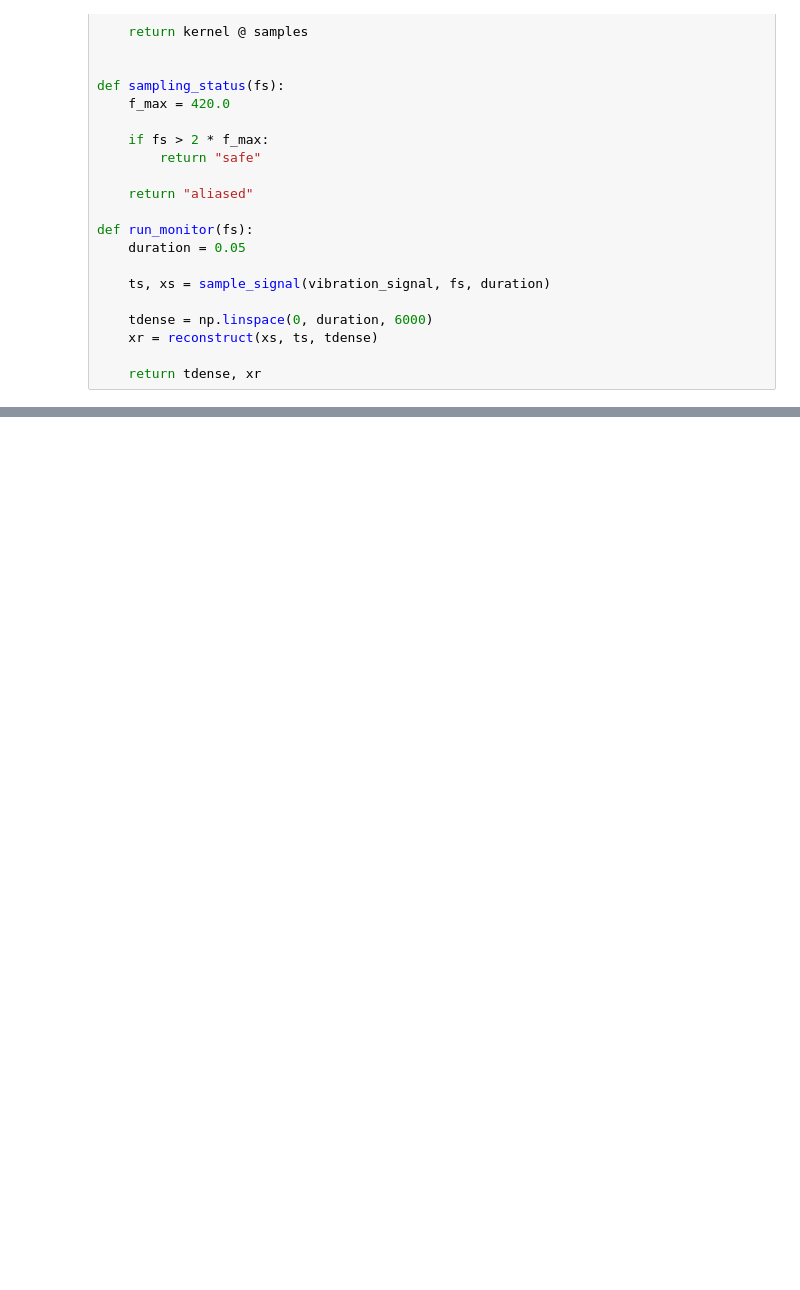
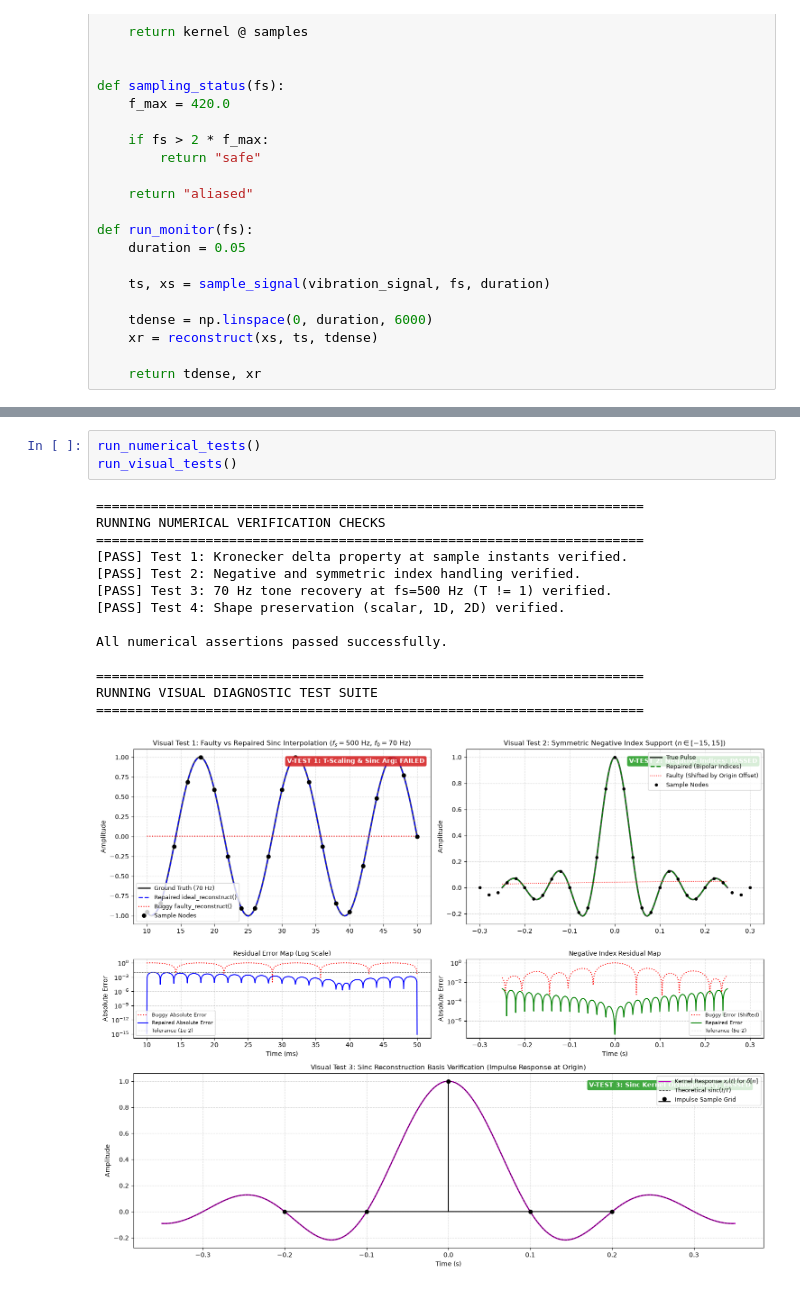
Before and after one commit to mehedihasankanon/CSE-Sessional-Coursework_Level-2, a Jupyter notebook: Term-2/CSE220/Prep/Sampling_Lab_Practice/gpt_prac.ipynb, the cells around one changed output, grey strips where cells are left out. Saved outputs shown, nothing was run; the diff lists cells and outputs as text; blank space fills up the shorter version.

```diff
--- a/Term-2/CSE220/Prep/Sampling_Lab_Practice/gpt_prac.ipynb
+++ b/Term-2/CSE220/Prep/Sampling_Lab_Practice/gpt_prac.ipynb
@@ -143,0 +883,18 @@ Instead of running nested Python `for` loops to place a centered sinc pulse over
+# %%
+run_numerical_tests()
+run_visual_tests()
+# %% [output]
+======================================================================
+RUNNING NUMERICAL VERIFICATION CHECKS
+======================================================================
+[PASS] Test 1: Kronecker delta property at sample instants verified.
+[PASS] Test 2: Negative and symmetric index handling verified.
+[PASS] Test 3: 70 Hz tone recovery at fs=500 Hz (T != 1) verified.
+[PASS] Test 4: Shape preservation (scalar, 1D, 2D) verified.
+
+All numerical assertions passed successfully.
+
+======================================================================
+RUNNING VISUAL DIAGNOSTIC TEST SUITE
+======================================================================
+[figure, added]
```
Also changed, not shown: parts of 12 cells of this notebook, 1 other file.
